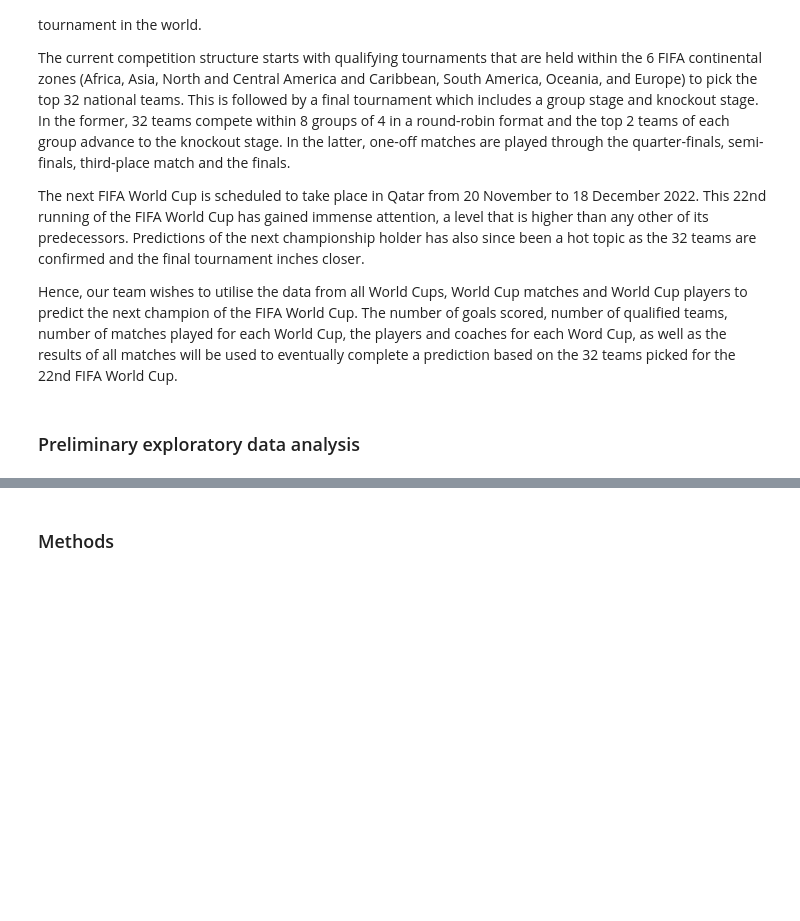
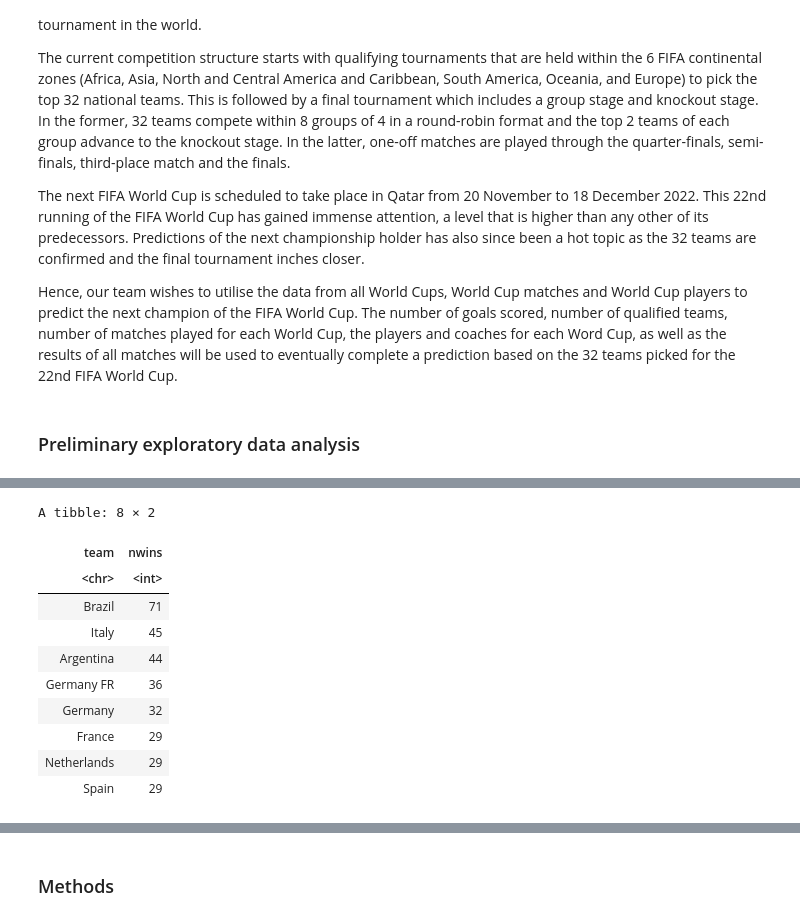
Before and after one commit to bowencu/dsci100groupproject, a Jupyter notebook: group_proposal.ipynb, the cells around one changed output, grey strips where cells are left out. Saved outputs shown, nothing was run; the diff lists cells and outputs as text; code cells hidden in the pictures; blank space fills up the shorter version.

```diff
--- a/group_proposal.ipynb
+++ b/group_proposal.ipynb
@@ -17,0 +93,20 @@ Hence, our team wishes to utilise the data from all World Cups, World Cup matche
+# %%
+#summarize the data, 8 countries with the most wins
+summarize_data <- world_cup_data |>
+    group_by(team) |>
+    summarize(nwins = n()) |>
+    arrange(desc(nwins)) |>
+    slice(1:8)
+summarize_data
+# %% [output]
+A tibble: 8 × 2
+| team | nwins |
+| <chr> | <int> |
+| Brazil | 71 |
+| Italy | 45 |
+| Argentina | 44 |
+| Germany FR | 36 |
+| Germany | 32 |
+| France | 29 |
+| Netherlands | 29 |
+| Spain | 29 |
```
Also changed, not shown: parts of 4 cells of this notebook.
